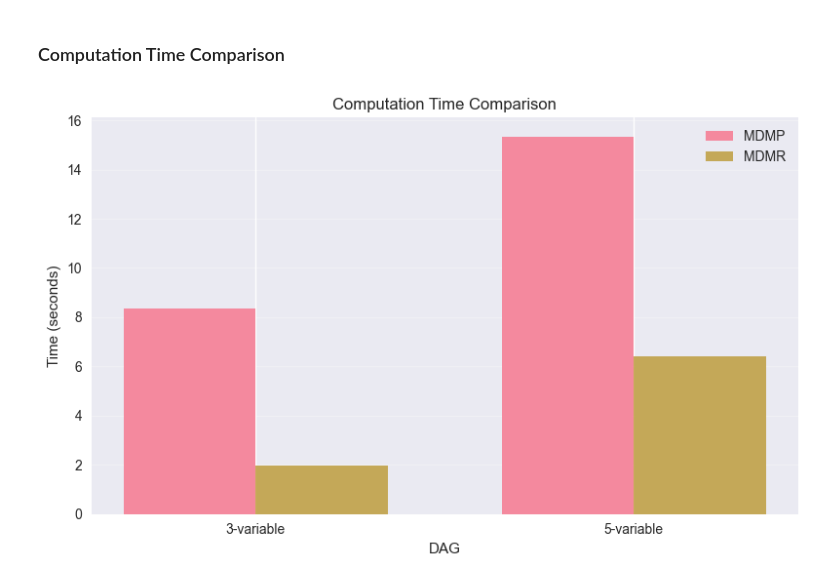
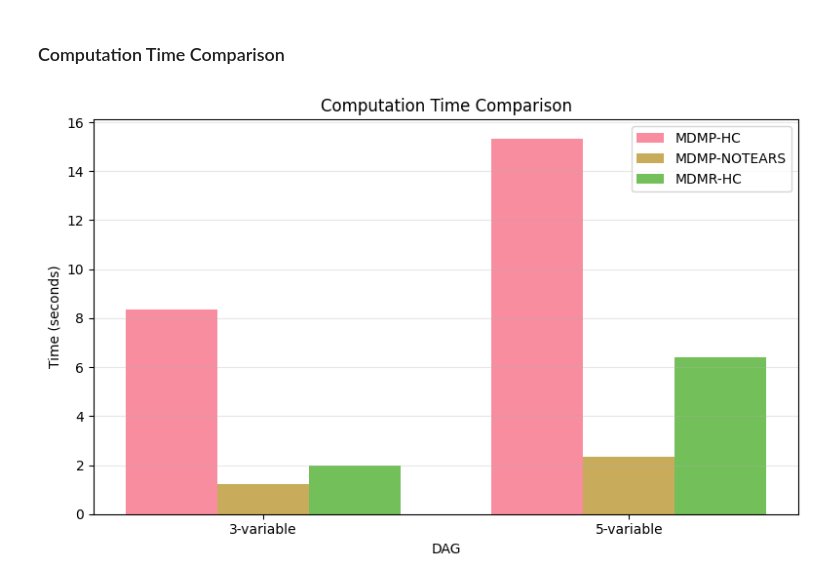
Before and after one commit to maods2/mdmp, a Jupyter notebook: simulation/06_comparison_metrics.ipynb, the cells around one changed output. Cells and saved outputs as stored; diff of their text form; code cells hidden in the pictures.

```diff
--- a/simulation/06_comparison_metrics.ipynb
+++ b/simulation/06_comparison_metrics.ipynb
@@ -27,7 +32,7 @@ import pandas as pd
 import seaborn as sns
 
 # Set plotting style
-plt.style.use('seaborn-v0_8')
+plt.style.use('default')
 sns.set_palette("husl")
 # %% [markdown]
 ## Load Results
@@ -39,6 +44,7 @@ data_dir = "./data/"
 
 # Load results
 results_mdmp = pd.read_csv(os.path.join(data_dir, "mdmp_results.csv"))
+results_notears = pd.read_csv(os.path.join(data_dir, "notears_results.csv"))
 results_mdmr = pd.read_csv(os.path.join(data_dir, "mdmr_results.csv"))
 
 # Load adjacency matrices
@@ -49,6 +55,11 @@ true_adj_3var = pd.read_csv(
 
 mdmp_adj_3var = pd.read_csv(
     os.path.join(data_dir, "mdmp_adjacency_3var.csv"),
+    index_col=0
+).values.astype(int)
+
+notears_adj_3var = pd.read_csv(
+    os.path.join(data_dir, "notears_adjacency_3var.csv"),
     index_col=0
 ).values.astype(int)
 
@@ -67,14 +78,20 @@ mdmp_adj_5var = pd.read_csv(
     index_col=0
 ).values.astype(int)
 
+notears_adj_5var = pd.read_csv(
+    os.path.join(data_dir, "notears_adjacency_5var.csv"),
+    index_col=0
+).values.astype(int)
+
 mdmr_adj_5var = pd.read_csv(
     os.path.join(data_dir, "mdmr_adjacency_5var.csv"),
     index_col=0
 ).values.astype(int)
 
 print("Results loaded successfully!")
-print(f"\nMDMP results shape: {results_mdmp.shape}")
-print(f"MDMR results shape: {results_mdmr.shape}")
+print(f"\nMDMP (HC) results shape: {results_mdmp.shape}")
+print(f"MDMP (NOTEARS) results shape: {results_notears.shape}")
+print(f"MDMR (HC) results shape: {results_mdmr.shape}")
 # %% [output]
 Results loaded successfully!
 
@@ -203,34 +224,40 @@ plt.show()
 # %%
 # Extract computation times
 time_mdmp_3var = results_mdmp[(results_mdmp['dag'] == '3var') &
                                (results_mdmp['metric'] == 'computation_time')]['value'].values[0]
+time_notears_3var = results_notears[(results_notears['dag'] == '3var') &
+                                    (results_notears['metric'] == 'computation_time')]['value'].values[0]
 time_mdmr_3var = results_mdmr[(results_mdmr['dag'] == '3var') &
                                (results_mdmr['metric'] == 'computation_time')]['value'].values[0]
 time_mdmp_5var = results_mdmp[(results_mdmp['dag'] == '5var') &
                                (results_mdmp['metric'] == 'computation_time')]['value'].values[0]
+time_notears_5var = results_notears[(results_notears['dag'] == '5var') &
+                                    (results_notears['metric'] == 'computation_time')]['value'].values[0]
 time_mdmr_5var = results_mdmr[(results_mdmr['dag'] == '5var') &
                                (results_mdmr['metric'] == 'computation_time')]['value'].values[0]
 
 # Plot computation times
 fig, ax = plt.subplots(figsize=(8, 5))
 x = np.arange(2)
-width = 0.35
+width = 0.25
 
 mdmp_times = [time_mdmp_3var, time_mdmp_5var]
+notears_times = [time_notears_3var, time_notears_5var]
 mdmr_times = [time_mdmr_3var, time_mdmr_5var]
 
-ax.bar(x - width/2, mdmp_times, width, label='MDMP', alpha=0.8)
-ax.bar(x + width/2, mdmr_times, width, label='MDMR', alpha=0.8)
+ax.bar(x - width, mdmp_times, width, label='MDMP-HC', alpha=0.8)
+ax.bar(x, notears_times, width, label='MDMP-NOTEARS', alpha=0.8)
+ax.bar(x + width, mdmr_times, width, label='MDMR-HC', alpha=0.8)
 
 ax.set_xlabel('DAG')
 ax.set_ylabel('Time (seconds)')
 ax.set_title('Computation Time Comparison')
 ax.set_xticks(x)
 ax.set_xticklabels(['3-variable', '5-variable'])
 ax.legend()
 ax.grid(axis='y', alpha=0.3)
 
 plt.tight_layout()
 plt.show()
 # %% [output]
-[figure, old version]
+[figure, new version]
```
Also changed, not shown: parts of 6 cells of this notebook, 14 other files.
